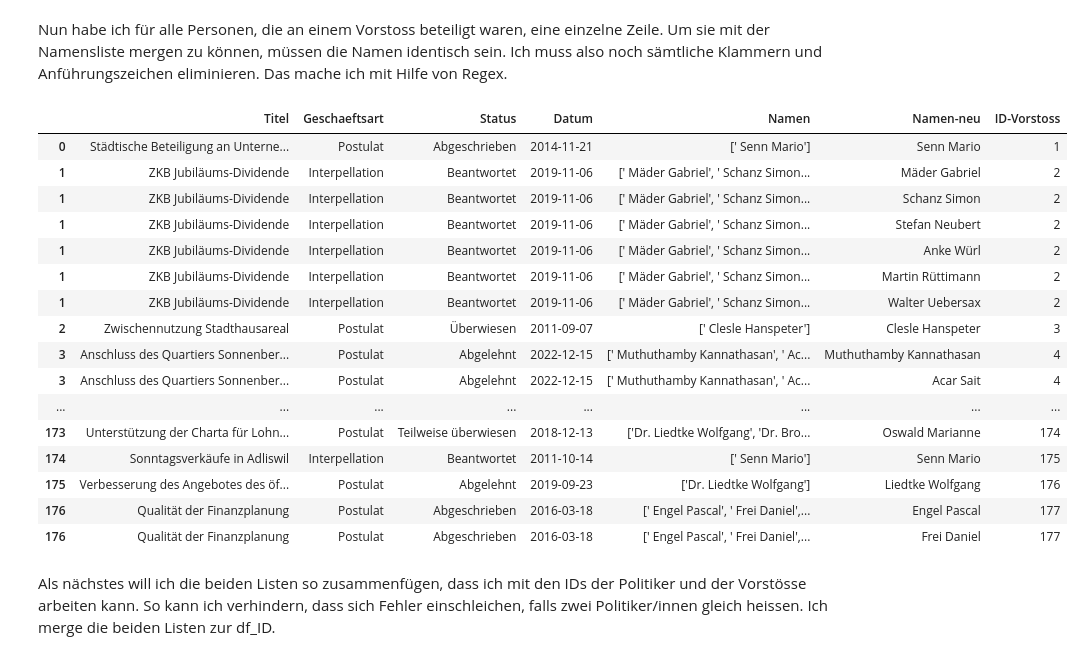
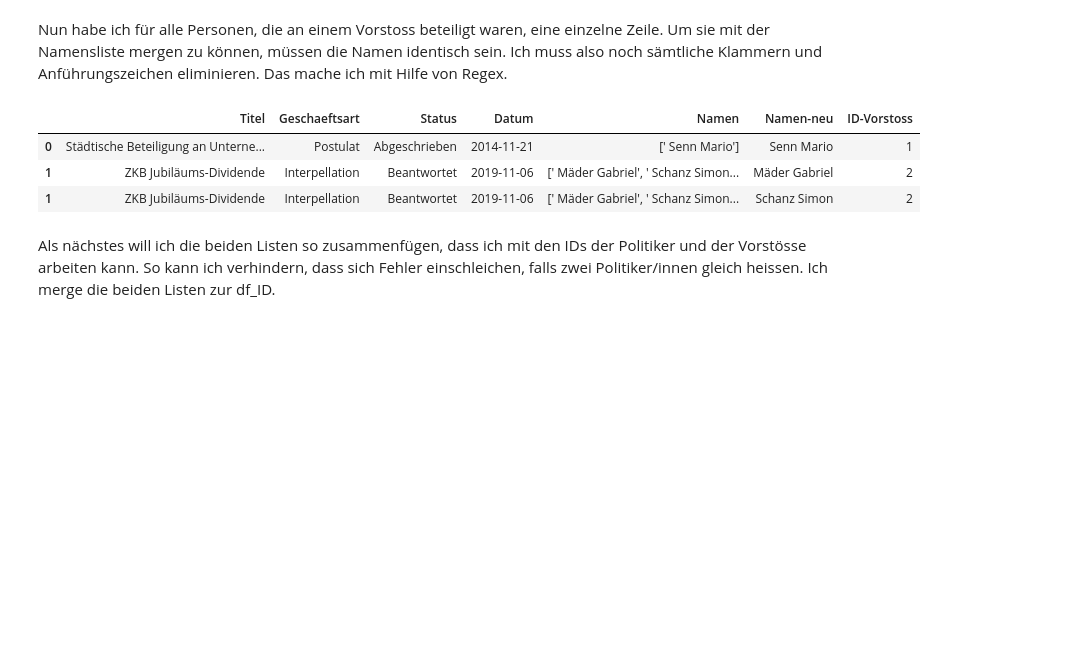
Before and after one commit to daniel-hitz/CAS_Abschlussarbeit_Daniel_Hitz, a Jupyter notebook: 2. Auswertung Adliswil.ipynb, the cells around one changed output. Saved outputs shown, nothing was run; the diff lists cells and outputs as text; code cells hidden in the pictures; blank space fills up the shorter version.

```diff
--- a/2. Auswertung Adliswil.ipynb
+++ b/2. Auswertung Adliswil.ipynb
@@ -43,25 +44,12 @@ df_vorstoesse.head(3)
 Nun habe ich für alle Personen, die an einem Vorstoss beteiligt waren, eine einzelne Zeile. Um sie mit der Namensliste mergen zu können, müssen die Namen identisch sein. Ich muss also noch sämtliche Klammern und Anführungszeichen eliminieren. Das mache ich mit Hilfe von Regex.
 # %%
 df_vorstoesse['Namen-neu'] = df_vorstoesse['Namen-neu'].str.replace(r"[\[\]']|''", '').str.strip()
-df_vorstoesse
+df_vorstoesse.head(3)
 # %% [output]
 |  | Titel | Geschaeftsart | Status | Datum | Namen | Namen-neu | ID-Vorstoss |
 | 0 | Städtische Beteiligung an Unterne... | Postulat | Abgeschrieben | 2014-11-21 | [' Senn Mario'] | Senn Mario | 1 |
 | 1 | ZKB Jubiläums-Dividende | Interpellation | Beantwortet | 2019-11-06 | [' Mäder Gabriel', ' Schanz Simon... | Mäder Gabriel | 2 |
 | 1 | ZKB Jubiläums-Dividende | Interpellation | Beantwortet | 2019-11-06 | [' Mäder Gabriel', ' Schanz Simon... | Schanz Simon | 2 |
-| 1 | ZKB Jubiläums-Dividende | Interpellation | Beantwortet | 2019-11-06 | [' Mäder Gabriel', ' Schanz Simon... | Stefan Neubert | 2 |
-| 1 | ZKB Jubiläums-Dividende | Interpellation | Beantwortet | 2019-11-06 | [' Mäder Gabriel', ' Schanz Simon... | Anke Würl | 2 |
-| 1 | ZKB Jubiläums-Dividende | Interpellation | Beantwortet | 2019-11-06 | [' Mäder Gabriel', ' Schanz Simon... | Martin Rüttimann | 2 |
-| 1 | ZKB Jubiläums-Dividende | Interpellation | Beantwortet | 2019-11-06 | [' Mäder Gabriel', ' Schanz Simon... | Walter Uebersax | 2 |
-| 2 | Zwischennutzung Stadthausareal | Postulat | Überwiesen | 2011-09-07 | [' Clesle Hanspeter'] | Clesle Hanspeter | 3 |
-| 3 | Anschluss des Quartiers Sonnenber... | Postulat | Abgelehnt | 2022-12-15 | [' Muthuthamby Kannathasan', ' Ac... | Muthuthamby Kannathasan | 4 |
-| 3 | Anschluss des Quartiers Sonnenber... | Postulat | Abgelehnt | 2022-12-15 | [' Muthuthamby Kannathasan', ' Ac... | Acar Sait | 4 |
-| ... | ... | ... | ... | ... | ... | ... | ... |
-| 173 | Unterstützung der Charta für Lohn... | Postulat | Teilweise überwiesen | 2018-12-13 | ['Dr. Liedtke Wolfgang', 'Dr. Bro... | Oswald Marianne | 174 |
-| 174 | Sonntagsverkäufe in Adliswil | Interpellation | Beantwortet | 2011-10-14 | [' Senn Mario'] | Senn Mario | 175 |
-| 175 | Verbesserung des Angebotes des öf... | Postulat | Abgelehnt | 2019-09-23 | ['Dr. Liedtke Wolfgang'] | Liedtke Wolfgang | 176 |
-| 176 | Qualität der Finanzplanung | Postulat | Abgeschrieben | 2016-03-18 | [' Engel Pascal', ' Frei Daniel',... | Engel Pascal | 177 |
-| 176 | Qualität der Finanzplanung | Postulat | Abgeschrieben | 2016-03-18 | [' Engel Pascal', ' Frei Daniel',... | Frei Daniel | 177 |
 # %% [markdown]
 Als nächstes will ich die beiden Listen so zusammenfügen, dass ich mit den IDs der Politiker und der Vorstösse arbeiten kann. So kann ich verhindern, dass sich Fehler einschleichen, falls zwei Politiker/innen gleich heissen. Ich merge die beiden Listen zur df_ID.
 # %%
```
Also changed, not shown: parts of 12 cells of this notebook, 1 other file.
